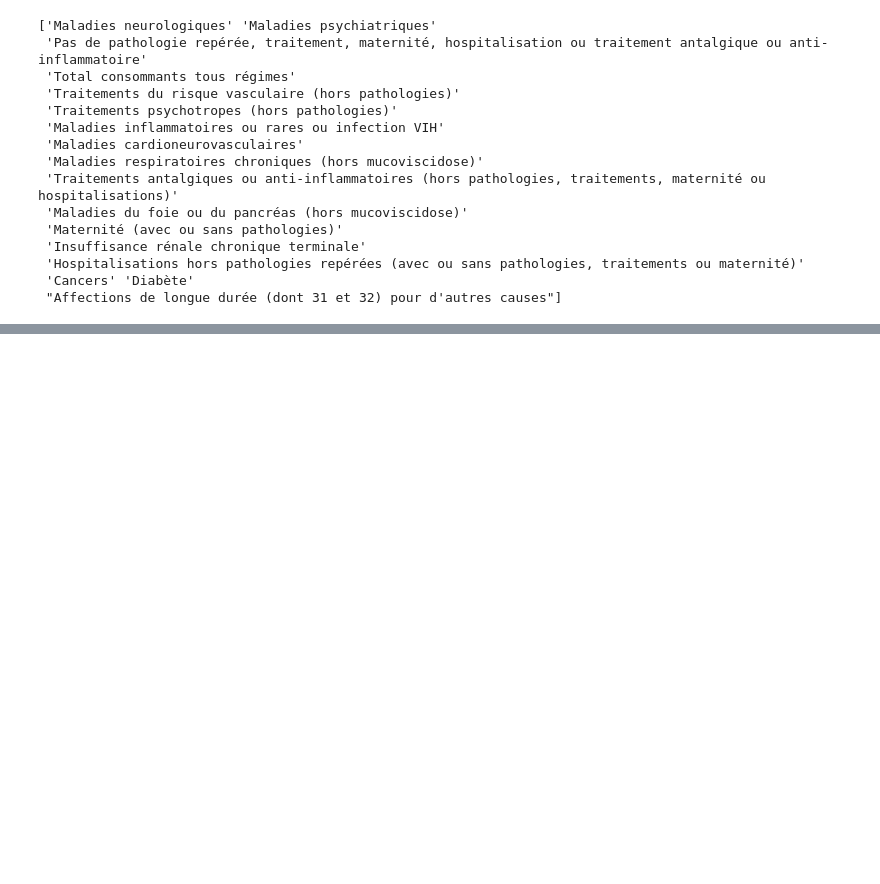
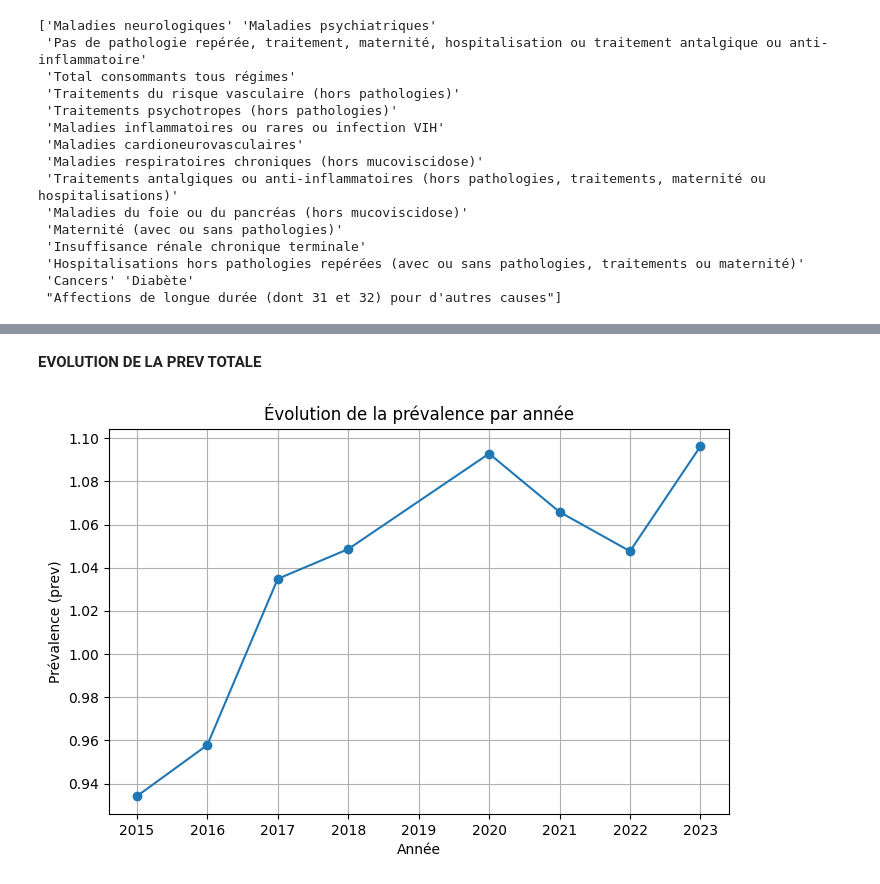
Before and after one commit to andrealoy/EDA-Ameli, a Jupyter notebook: cleaning.ipynb, the cells around one changed output, grey strips where cells are left out. Saved outputs shown, nothing was run; the diff lists cells and outputs as text; code cells hidden in the pictures; blank space fills up the shorter version.

Commit message:
redid graphs with correct prevalence

```diff
--- a/cleaning.ipynb
+++ b/cleaning.ipynb
@@ -451,0 +408,18 @@ plt.show()
+# %%
+# Filtrer uniquement les maladies psychiatriques
+df_psy = df_clean[df_clean['patho_niv1'] == 'Maladies psychiatriques']
+# %% [markdown]
+**EVOLUTION DE LA PREV TOTALE**
+# %%
+# Regrouper par année pour être sûr d'avoir une valeur moyenne par année (au cas où)
+df_grouped = df_psy.groupby("annee")["prev"].mean().reset_index()
+
+plt.figure(figsize=(8,5))
+plt.plot(df_grouped["annee"], df_grouped["prev"], marker="o")
+plt.xlabel("Année")
+plt.ylabel("Prévalence (prev)")
+plt.title("Évolution de la prévalence par année")
+plt.grid(True)
+plt.show()
+# %% [output]
+[figure, added]
```
Also changed, not shown: parts of 20 cells of this notebook.
